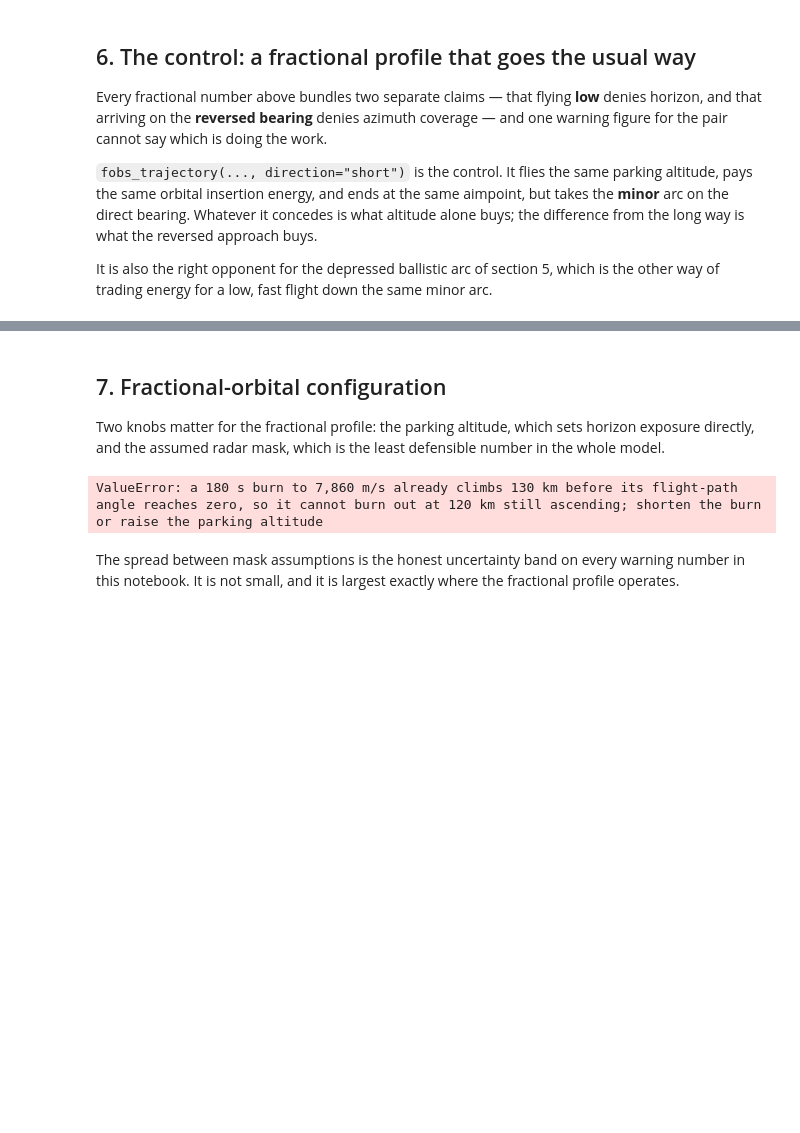
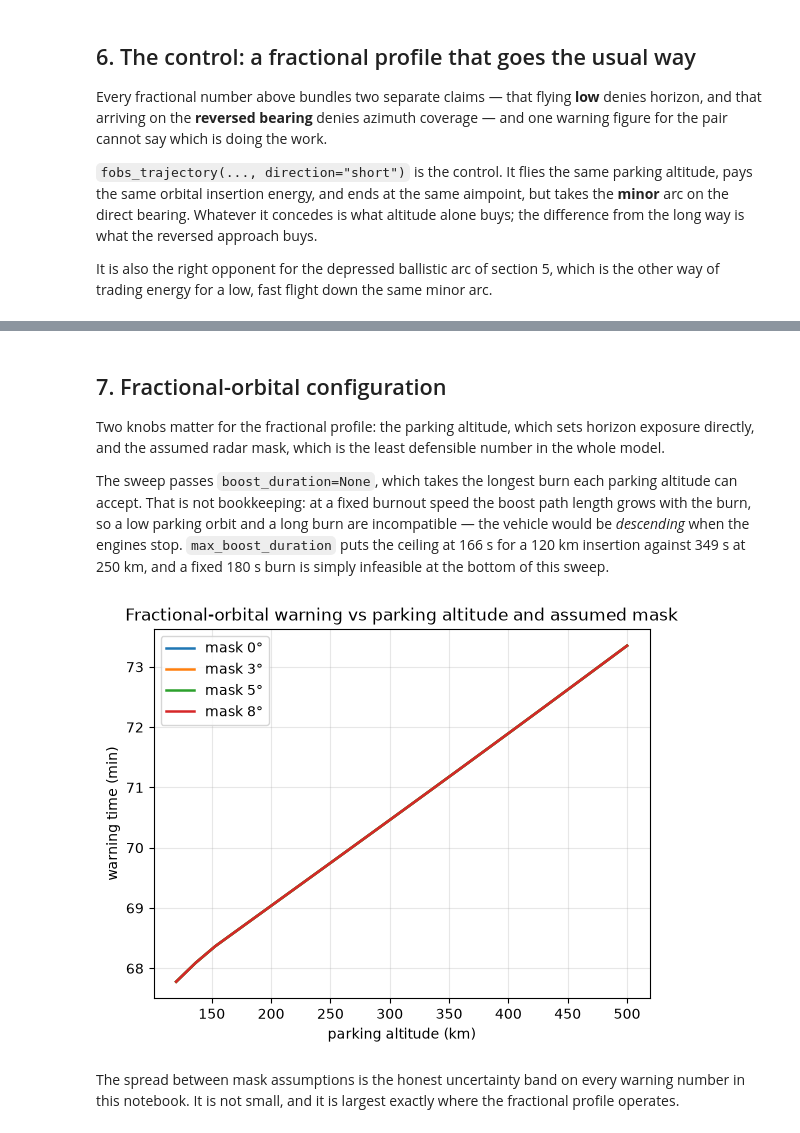
Before and after one commit to ethank5149/Parameterized-AeroStructural-State-Estimation-Sandbox, a Jupyter notebook: notebooks/fobs-warning-analysis.ipynb, the cells around one changed output, grey strips where cells are left out. Drawn from its saved outputs; the diff is of its cells as text; code cells hidden in the pictures; blank space fills up the shorter version.

```diff
--- a/notebooks/fobs-warning-analysis.ipynb
+++ b/notebooks/fobs-warning-analysis.ipynb
@@ -115,15 +117,15 @@ records the side and `radar.network(...)` selects one.
 # union reports Krasnoyarsk, a few hundred km from the pad, detecting it on the
 # way up — so every profile appeared to concede its entire flight time and the
 # comparison degenerated.
-DEFENDER = network("western", "non-aligned")
+DEFENDER = network("western")
 sites = tuple(
     RadarSite(s.name, s.position, np.deg2rad(RADAR_MASK_DEG), s.note,
               s.capability, s.coalition)
     for s in DEFENDER
 )
-excluded = [s.name for s in EARLY_WARNING_SITES if s.coalition not in {"western", "non-aligned"}]
+excluded = [s.name for s in EARLY_WARNING_SITES if s.coalition != "western"]
 print(f"defender network: {len(sites)} of {len(EARLY_WARNING_SITES)} catalogued sensors")
-print(f"excluded (launching side): {', '.join(excluded)}\n")
+print(f"excluded (not on a US/NATO picture): {', '.join(excluded)}\n")
 
 print(f"{'site':32s} {'coalition':>12} {'lat':>7} {'lon':>8}   horizon radius (km)")
 print(f"{'':32s} {'':>12} {'':>7} {'':>8}   {'@150 km':>9} {'@1300 km':>9}")
@@ -467,31 +483,40 @@ this framework cannot currently support or refute it.
 Two knobs matter for the fractional profile: the parking altitude, which
 sets horizon exposure directly, and the assumed radar mask, which is the
 least defensible number in the whole model.
+
+The sweep passes `boost_duration=None`, which takes the longest burn each
+parking altitude can accept. That is not bookkeeping: at a fixed burnout speed
+the boost path length grows with the burn, so a low parking orbit and a long
+burn are incompatible — the vehicle would be *descending* when the engines
+stop. `max_boost_duration` puts the ceiling at 166 s for a 120 km insertion
+against 349 s at 250 km, and a fixed 180 s burn is simply infeasible at the
+bottom of this sweep.
 # %%
 parking = np.linspace(120e3, 500e3, 24)
 by_mask = {}
 for mask_deg in (0.0, 3.0, 5.0, 8.0):
     masked = tuple(
         RadarSite(s.name, s.position, np.deg2rad(mask_deg), s.note)
         for s in EARLY_WARNING_SITES
     )
     warnings = []
     for altitude in parking:
         traj = fobs_trajectory(LAUNCH, TARGET, parking_altitude=float(altitude),
-                               samples=250, earth_rotation=EARTH_ROTATION)
+                               boost_duration=None, samples=250,
+                               earth_rotation=EARTH_ROTATION)
         cov = coverage(traj.times, traj.altitudes, traj.subpoints, masked)
         warnings.append(cov.warning_time / 60 if cov.detected else np.nan)
     by_mask[mask_deg] = np.array(warnings)
 
 for mask_deg, warnings in by_mask.items():
     plt.plot(parking / 1e3, warnings, linewidth=1.8, label=f"mask {mask_deg:.0f}°")
 plt.xlabel("parking altitude (km)")
 plt.ylabel("warning time (min)")
 plt.title("Fractional-orbital warning vs parking altitude and assumed mask")
 plt.legend(); plt.grid(alpha=0.3)
 plt.show()
 # %% [output]
-ValueError: a 180 s burn to 7,860 m/s already climbs 130 km before its flight-path angle reaches zero, so it cannot burn out at 120 km still ascending; shorten the burn or raise the parking altitude
+[figure, added]
 # %% [markdown]
 The spread between mask assumptions is the honest uncertainty band on every
 warning number in this notebook. It is not small, and it is largest exactly
```
Also changed, not shown: parts of 13 cells of this notebook, 17 other files.
